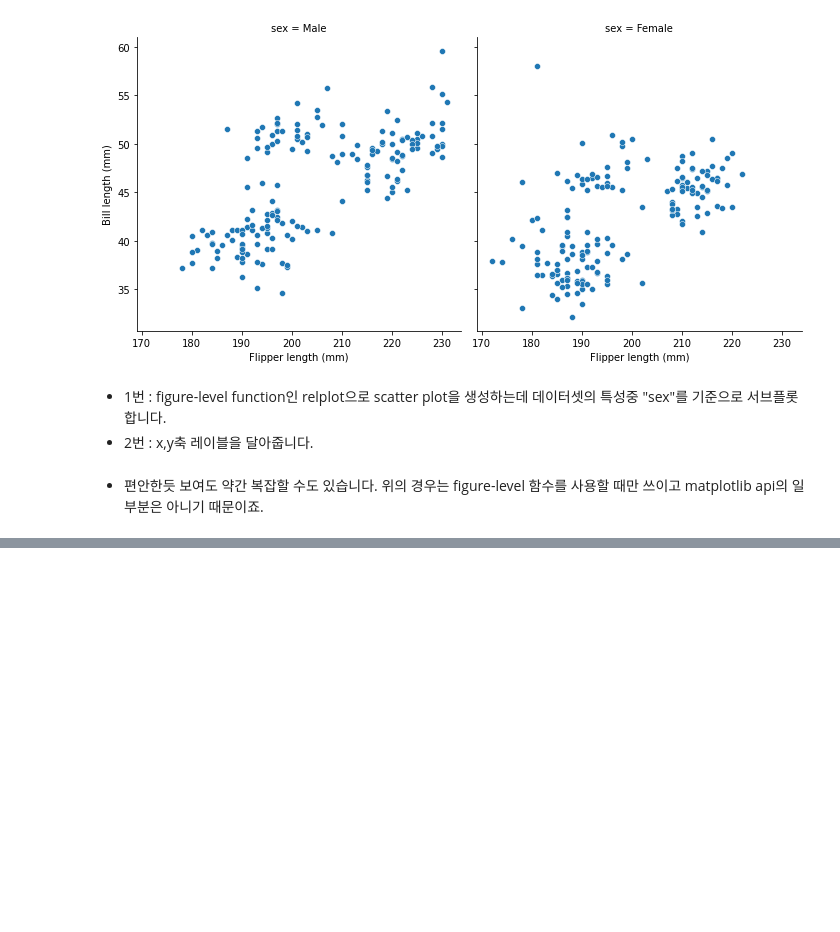
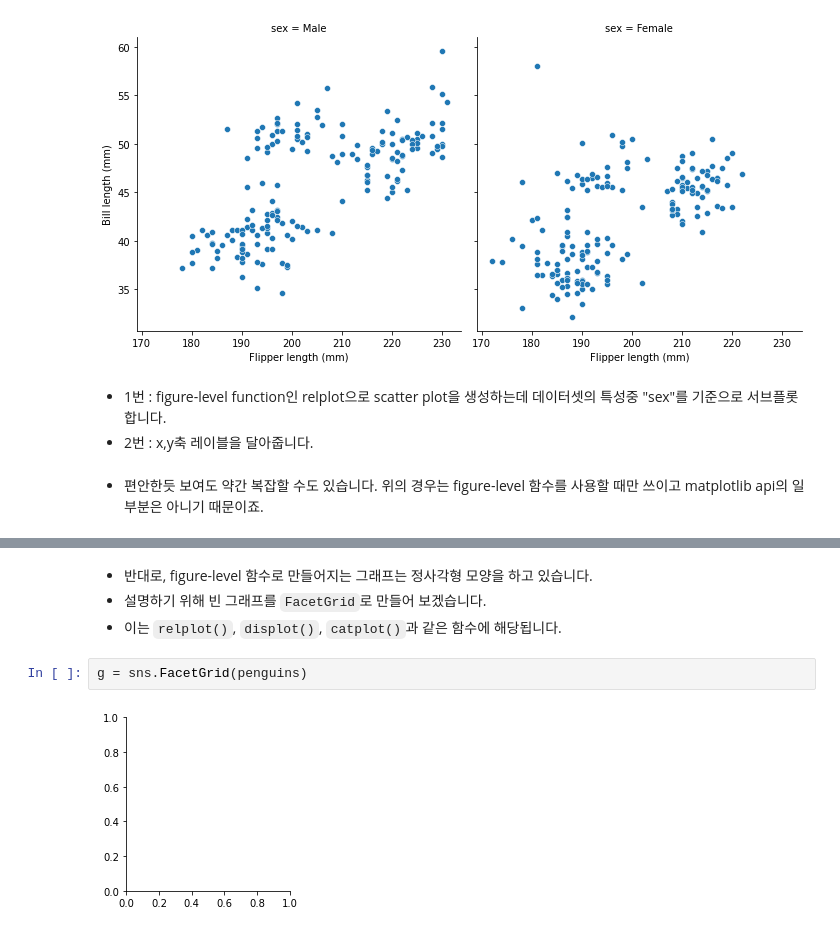
Before and after one commit to Daconic/Seaborn_tutorial_KOR, a Jupyter notebook: Overview of seaborn plotting function.ipynb, the cells around one changed output, grey strips where cells are left out. Saved outputs shown, nothing was run; the diff lists cells and outputs as text; blank space fills up the shorter version.

```diff
--- a/Overview of seaborn plotting function.ipynb
+++ b/Overview of seaborn plotting function.ipynb
@@ -159,0 +183,8 @@ g.set_axis_labels("Flipper length (mm)", "Bill length (mm)");
+# %% [markdown]
+- 반대로, figure-level 함수로 만들어지는 그래프는 정사각형 모양을 하고 있습니다.
+- 설명하기 위해 빈 그래프를 `FacetGrid`로 만들어 보겠습니다.
+- 이는 `relplot()`, `displot()`, `catplot()`과 같은 함수에 해당됩니다.
+# %%
+g = sns.FacetGrid(penguins)
+# %% [output]
+[figure, added]
```
Also changed, not shown: parts of 15 cells of this notebook.
